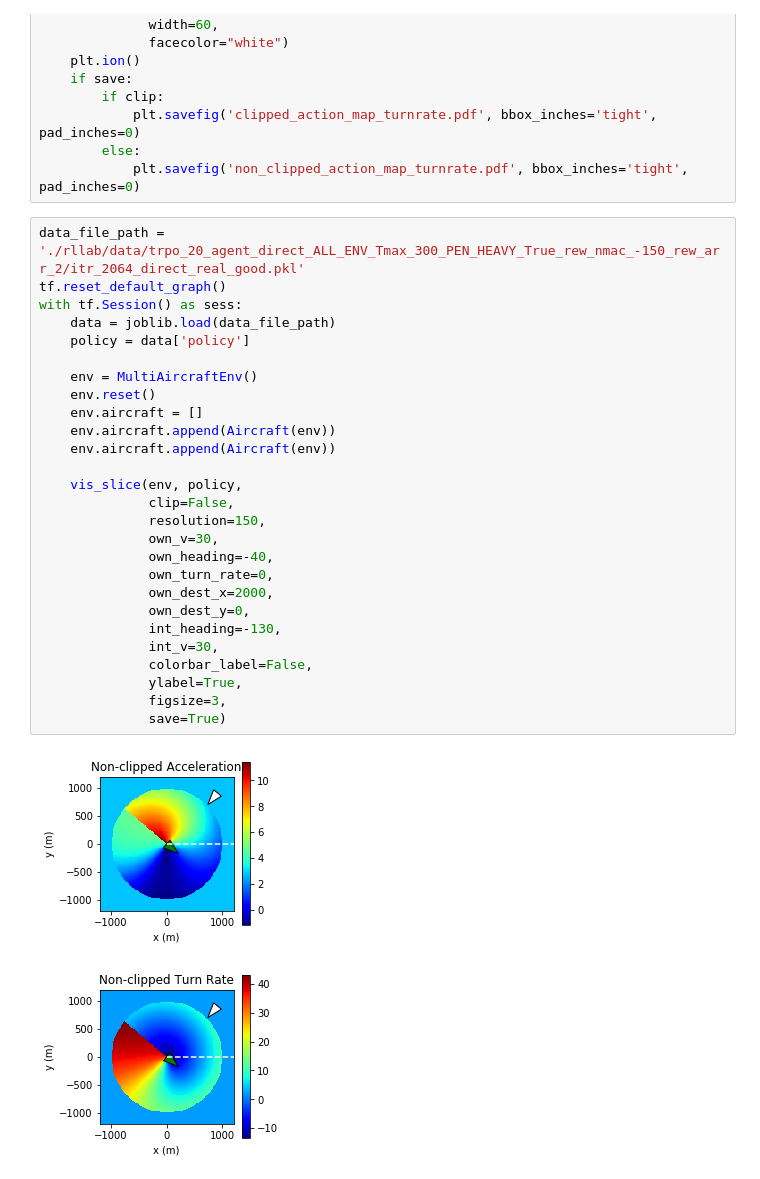
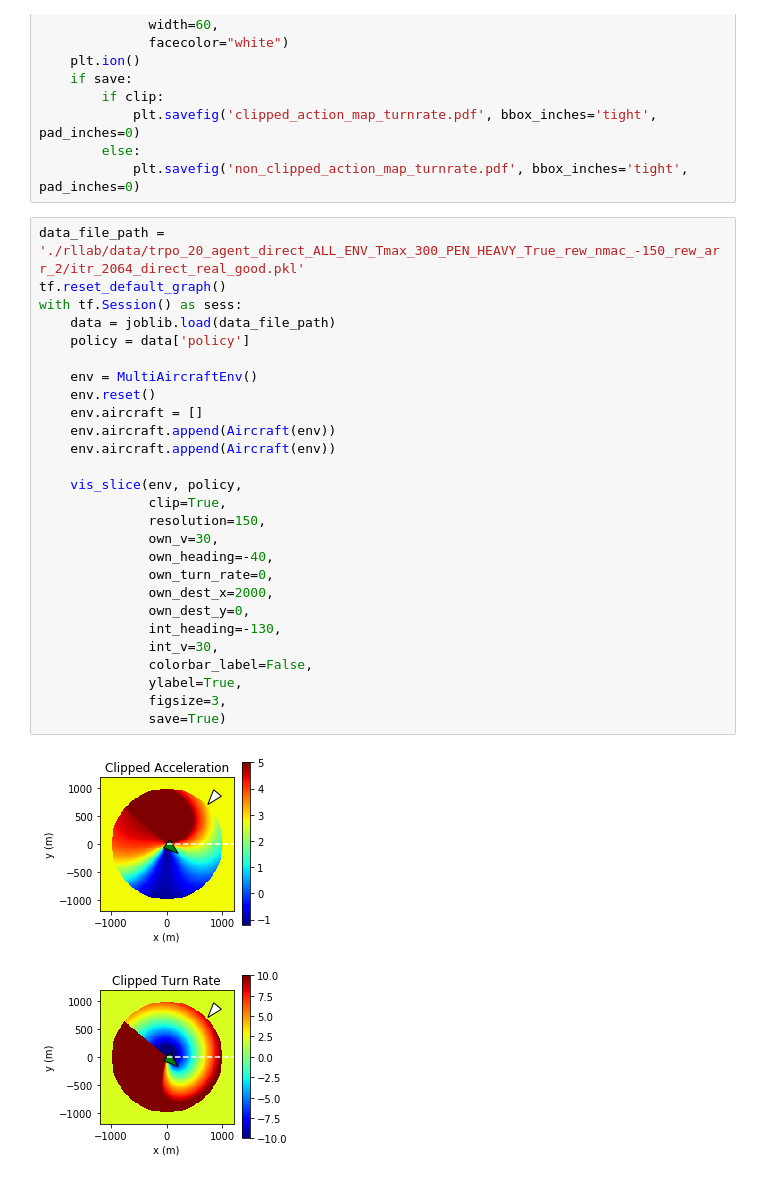
Before and after one commit to parachutel/MADRL, a Jupyter notebook: vis_cas_policy.ipynb, the cells around one changed output. Drawn from its saved outputs; the diff is of its cells as text.

```diff
--- a/vis_cas_policy.ipynb
+++ b/vis_cas_policy.ipynb
@@ -153,30 +153,30 @@ def vis_slice(env,
 # %%
 data_file_path = './rllab/data/trpo_20_agent_direct_ALL_ENV_Tmax_300_PEN_HEAVY_True_rew_nmac_-150_rew_arr_2/itr_2064_direct_real_good.pkl'
 tf.reset_default_graph()
 with tf.Session() as sess:
     data = joblib.load(data_file_path)
     policy = data['policy']
 
     env = MultiAircraftEnv()
     env.reset()
     env.aircraft = []
     env.aircraft.append(Aircraft(env))
     env.aircraft.append(Aircraft(env))
 
     vis_slice(env, policy,
-              clip=False,
+              clip=True,
               resolution=150,
               own_v=30,
               own_heading=-40,
               own_turn_rate=0,
               own_dest_x=2000,
               own_dest_y=0,
               int_heading=-130,
               int_v=30,
               colorbar_label=False,
               ylabel=True,
               figsize=3,
               save=True)
 # %% [output]
-[figure, old version]
+[figure, new version]
-[figure, old version]
+[figure, new version]
```
Also changed, not shown: 2 other files.
